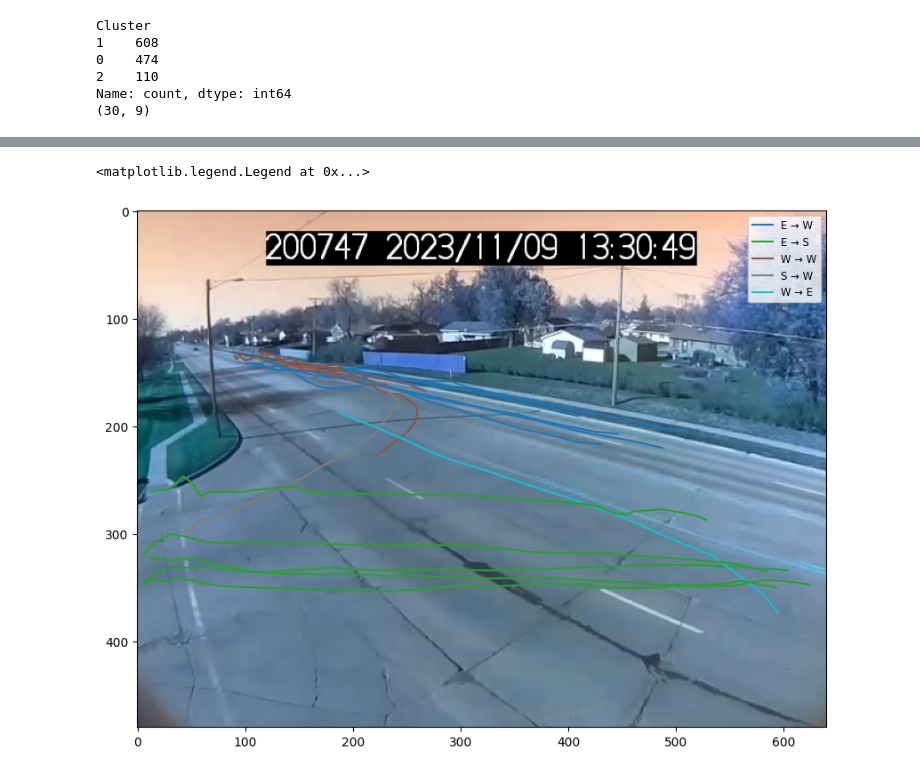
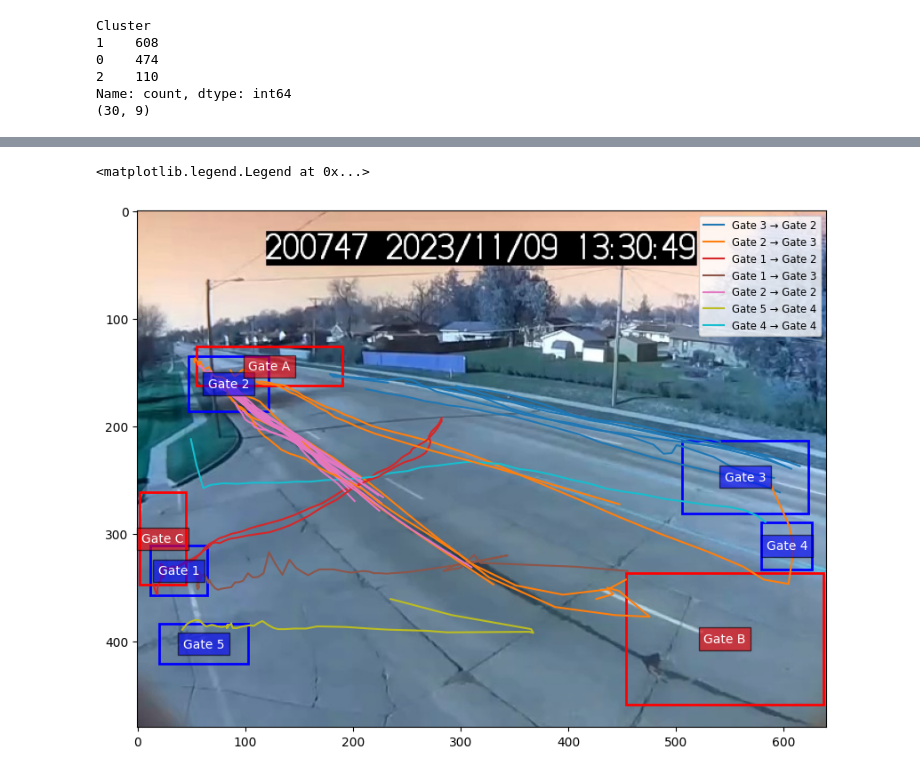
Before and after one commit to anchalab/vehicle-movement-count, a Jupyter notebook: code/TrajectoryGates.ipynb, the cells around one changed output, grey strips where cells are left out. Drawn from its saved outputs; the diff is of its cells as text; code cells hidden in the pictures.

Commit message:
Modified code to generate the gate for each cluster and output file with this gate info in csv file.

```diff
--- a/code/TrajectoryGates.ipynb
+++ b/code/TrajectoryGates.ipynb
@@ -77,3 +79,10 @@ Cluster
 2     39
 Name: count, dtype: int64
 (21, 9)
+# %%
+unique_clusters = df_first['Cluster'].unique()
+# Create a dynamic mapping from cluster ID to gate name
+cluster_to_gate = {cluster_id: f'Gate {i+1}' for i, cluster_id in enumerate(unique_clusters)}
+print(cluster_to_gate)
+# Assign the corresponding gate names to the 'Gate' column
+df_first['InGate'] = df_first['Cluster'].map(cluster_to_gate)
@@ -191,7 +222,7 @@ Name: count, dtype: int64
 # %%
 # Copy df_first to avoid modifying the original during iteration
-# Define the InGate mapping dictionary
-out_gate_mapping = {0: 'W', 1: 'E', 2: 'S', 3: 'E', 4: 'S'}
+# # Define the OutGate mapping dictionary
+# out_gate_mapping = {0: 'W', 1: 'E', 2: 'S', 3: 'E', 4: 'S'}
 
 df_last_clusters = df_last.copy()
 
@@ -232,7 +263,7 @@ for cluster_id, group in df_last_clusters.groupby('Cluster'):
     plt.scatter(df_outlier_last['Center_X'], df_outlier_last['Center_Y'], c = df_outlier_last['Cluster'])
 
     # Get InGate value using the cluster_id
-    out_gate = out_gate_mapping.get(cluster_id, 'Unknown')  # Default to 'Unknown' if cluster_id not in the mapping
+    out_gate = cluster_to_gate.get(cluster_id, 'Unknown')  # Default to 'Unknown' if cluster_id not in the mapping
 
     # Append updated cluster data
     updated_clusters.append({
@@ -245,6 +276,9 @@ for cluster_id, group in df_last_clusters.groupby('Cluster'):
     # Plot cluster points
     plt.scatter(group['Center_X'], group['Center_Y'], label=f'Cluster {cluster_id}')
 
+    # Plot gate name near the cluster boundary (placing near top-right corner)
+    plt.text(x_min + 5, y_min - 5, f'{out_gate}', fontsize=12, color='red', fontweight='bold')
+
     # Plot centroid
     plt.scatter(centroid[0], centroid[1], color='red', marker='x', s=100, label=f'Centroid {cluster_id}')
 
@@ -264,6 +298,7 @@ print(OutGateClusters)
 # %%
 df_first_clusters = df_first_clusters.rename(columns={'Cluster':'InCluster'})
 df_last_clusters = df_last_clusters.rename(columns={'Cluster':'OutCluster'})
-df_first_last = df_first_clusters[['vehicle_id','InCluster']].merge(df_last_clusters[['vehicle_id','OutCluster']],on='vehicle_id',how='outer')
+print(df_first_clusters.head(2))
+df_first_last = df_first_clusters[['vehicle_id','InCluster','InGate']].merge(df_last_clusters[['vehicle_id','OutCluster','OutGate']],on='vehicle_id',how='outer')
 print(df_first_last.nunique())
 # %% [output]
@@ -328,39 +540,59 @@ print((df_ingate_null[['InCluster','InGate','OutCluster','OutGate']].value_count
 # %%
+import matplotlib.lines as mlines
+
 # Initialize a dictionary to store legend handles
 legend_handles = {}
-# Merge df_ingate_null with InGateClusters to get OutGate
+# Merge df_outgate_null with OutGateClusters to get OutGate
 
-df = df_sorted.merge(df_ingate_null[['vehicle_id','InCluster','OutCluster','InGate','OutGate']],on='vehicle_id',how='inner')
+
+df = df_sorted.merge(outgate_updated_rows[['vehicle_id','InCluster','OutCluster','InGate','OutGate']],on='vehicle_id',how='inner')
 fig, ax = plt.subplots(figsize=(10, 8))
 ax.imshow(cv2.imread(image_path))
 # Get unique ('InGate', 'OutGate') pairs
 unique_clusters = df[['InGate', 'OutGate']].drop_duplicates()
 unique_clusters = [tuple(x) for x in unique_clusters.to_numpy()]  # Convert to list of tuples
 
 # Create a colormap
 cmap = cm.get_cmap('tab10', len(unique_clusters))
 
 # Create a mapping from ('InGate', 'OutGate') to a color
 color_mapping = {cluster_pair: cmap(i / len(unique_clusters)) for i, cluster_pair in enumerate(unique_clusters)}
+
+
+# Plot InGate bounding boxes with labels
+for _, row in InGateClusters.iterrows():
+    x_min, x_max, y_min, y_max = row['Boundary']
+    rect = patches.Rectangle((x_min, y_min), x_max - x_min, y_max - y_min, linewidth=2, edgecolor='blue', facecolor='none')
+    ax.add_patch(rect)
+    ax.text((x_min + x_max) / 2, (y_min + y_max) / 2, row['InGate'], fontsize=10, ha='center', va='center',
+            color='white', bbox=dict(facecolor='blue', alpha=0.6, edgecolor='black'))
+
+# Plot OutGate bounding boxes with labels
+for _, row in OutGateClusters.iterrows():
+    x_min, x_max, y_min, y_max = row['Boundary']
+    rect = patches.Rectangle((x_min, y_min), x_max - x_min, y_max - y_min, linewidth=2, edgecolor='red', facecolor='none')
+    ax.add_patch(rect)
+    ax.text((x_min + x_max) / 2, (y_min + y_max) / 2, row['OutGate'], fontsize=10, ha='center', va='center',
+            color='white', bbox=dict(facecolor='red', alpha=0.6, edgecolor='black'))
 
 # Group data by 'vehicle_id' and plot trajectory lines
 for vehicle_id, group in df.groupby('vehicle_id'):
     # Extract the unique ('InGate', 'OutGate') pair for this vehicle
     cluster_pair = (group['InGate'].iloc[0], group['OutGate'].iloc[0])
 
     # Get the corresponding color
     color = color_mapping.get(cluster_pair, 'black')  # Default to black if not found
 
     ax.plot(group['Center_X'], group['Center_Y'], color = color, label=f'{cluster_pair[0]} → {cluster_pair[1]}')
     # Store legend entry only once per unique cluster pair
     if cluster_pair not in legend_handles:
         legend_handles[cluster_pair] = mlines.Line2D([], [], color=color, label=f'{cluster_pair[0]} → {cluster_pair[1]}')
 
 # Add legend with correct color mapping
 ax.legend(handles=legend_handles.values(), loc='best', fontsize='small', markerscale=0.5)
 
 # Optional: Add legend to show cluster pairs
 # ax.legend([f'Cluster {pair[0]} → {pair[1]}' for pair in unique_clusters], loc='best', fontsize='small', markerscale=0.5)
 # %% [output]
 <matplotlib.legend.Legend at 0x...>
-[figure, old version]
+[figure, new version]
```
Also changed, not shown: parts of 18 cells of this notebook.
